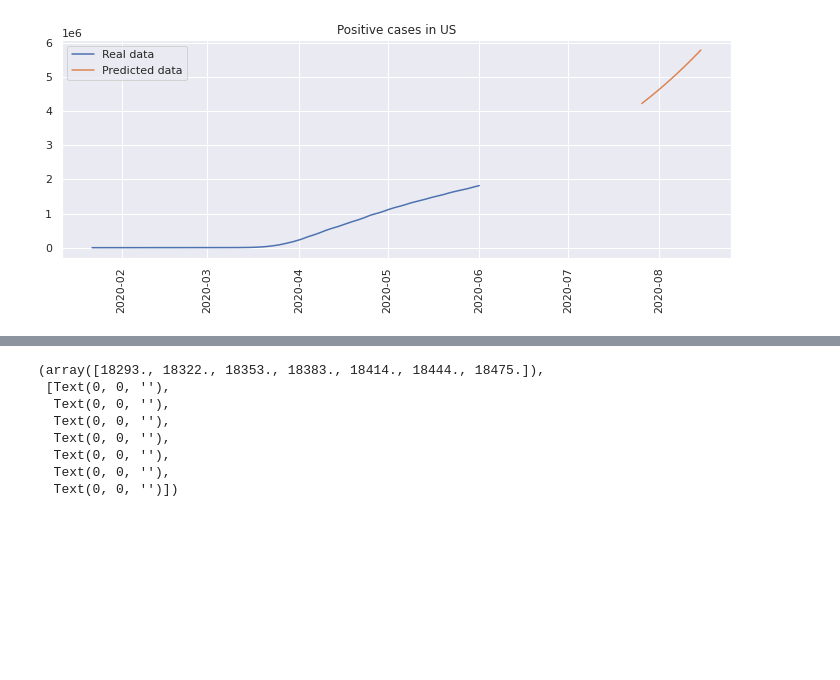
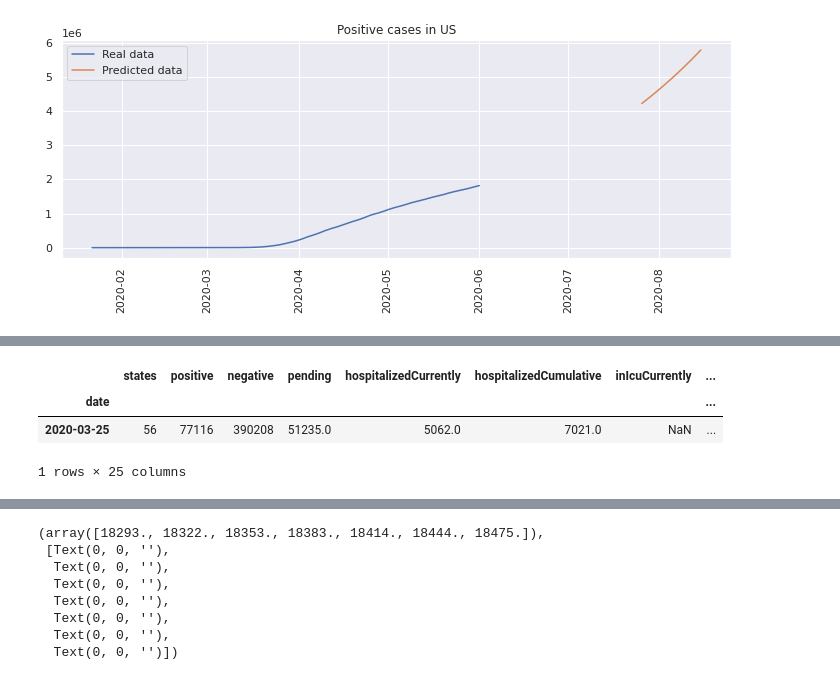
Before and after one commit to MGijon/BuildwithAI_Predictive_Algorithm, a Jupyter notebook: Data_exploration/plot design.ipynb, the cells around one changed output, grey strips where cells are left out. Cells and saved outputs as stored; diff of their text form; code cells hidden in the pictures; blank space fills up the shorter version.

```diff
--- a/Data_exploration/plot design.ipynb
+++ b/Data_exploration/plot design.ipynb
@@ -272,0 +277,7 @@ Text(0.5, 1.0, 'Positive cases in US')
+# %%
+us_data['2020-03-25']
+# %% [output]
+|  | states | positive | negative | pending | hospitalizedCurrently | hospitalizedCumulative | inIcuCurrently | ... |
+| date |  |  |  |  |  |  |  | ... |
+| 2020-03-25 | 56 | 77116 | 390208 | 51235.0 | 5062.0 | 7021.0 | NaN | ... |
+1 rows × 25 columns
```
Also changed, not shown: parts of 7 cells of this notebook, 1 other file.
